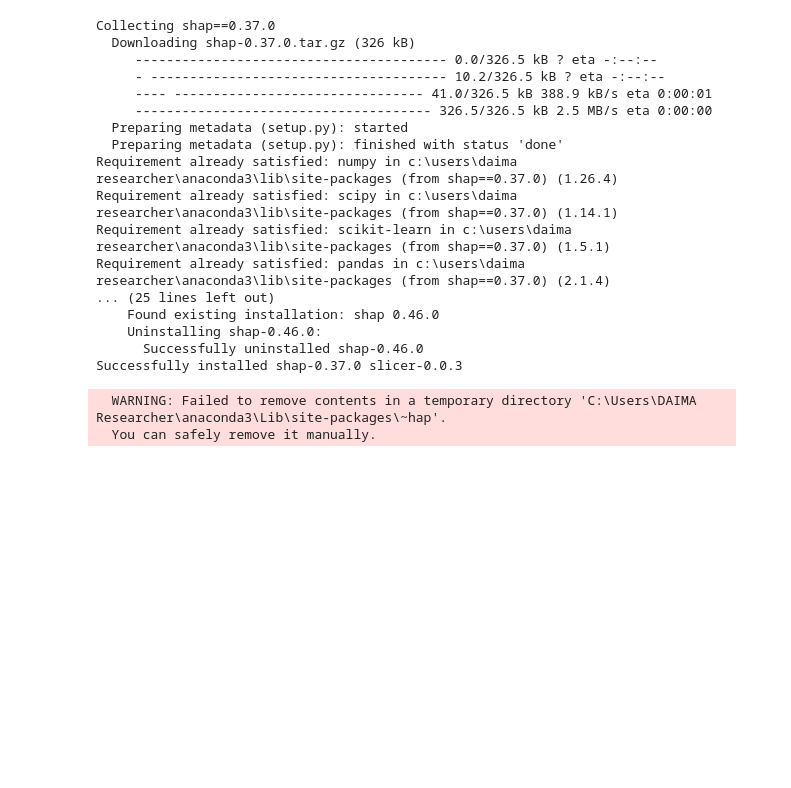
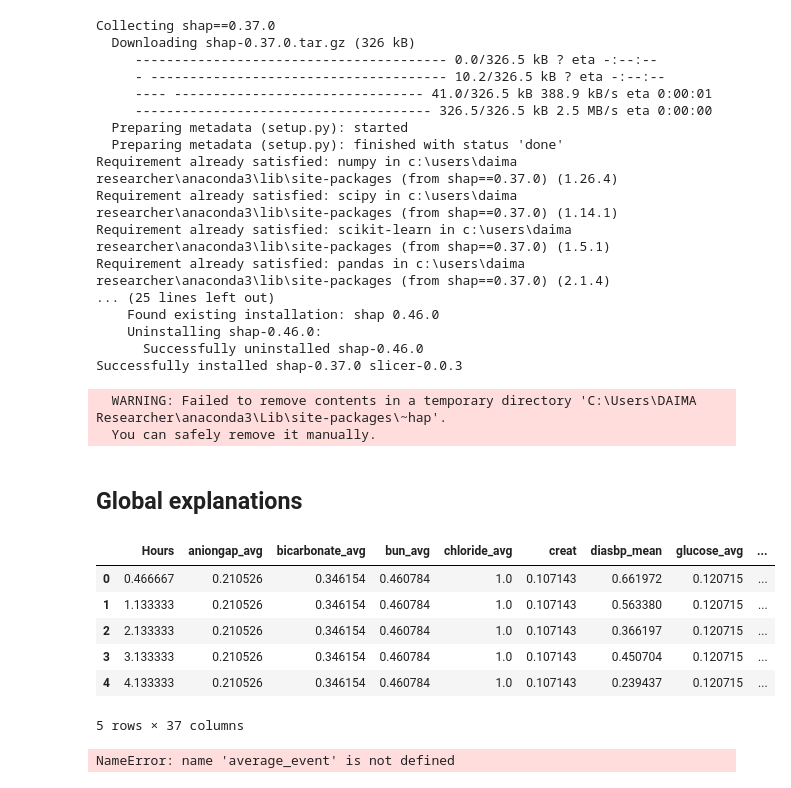
Before and after one commit to charicf/DoctorDisease2.0_AKI, a Jupyter notebook: ml_model/Explainability.ipynb, the cells around one changed output. Cells and saved outputs as stored; diff of their text form; code cells hidden in the pictures; blank space fills up the shorter version.

```diff
--- a/ml_model/Explainability.ipynb
+++ b/ml_model/Explainability.ipynb
@@ -395,3 +641,5 @@ Requirement already satisfied: pandas in c:\users\daima researcher\anaconda3\lib
 Successfully installed shap-0.37.0 slicer-0.0.3
   WARNING: Failed to remove contents in a temporary directory 'C:\Users\DAIMA Researcher\anaconda3\Lib\site-packages\~hap'.
   You can safely remove it manually.
+# %% [markdown]
+## Global explanations
@@ -397,0 +648,11 @@ Successfully installed shap-0.37.0 slicer-0.0.3
+# %%
+sequence_id_feat = 'instance'
+time_feat = 'Hours'
+# %% [output]
+|  | Hours | aniongap_avg | bicarbonate_avg | bun_avg | chloride_avg | creat | diasbp_mean | glucose_avg | ... |
+| 0 | 0.466667 | 0.210526 | 0.346154 | 0.460784 | 1.0 | 0.107143 | 0.661972 | 0.120715 | ... |
+| 1 | 1.133333 | 0.210526 | 0.346154 | 0.460784 | 1.0 | 0.107143 | 0.563380 | 0.120715 | ... |
+| 2 | 2.133333 | 0.210526 | 0.346154 | 0.460784 | 1.0 | 0.107143 | 0.366197 | 0.120715 | ... |
+| 3 | 3.133333 | 0.210526 | 0.346154 | 0.460784 | 1.0 | 0.107143 | 0.450704 | 0.120715 | ... |
+| 4 | 4.133333 | 0.210526 | 0.346154 | 0.460784 | 1.0 | 0.107143 | 0.239437 | 0.120715 | ... |
+5 rows × 37 columns
@@ -397,0 +667,10 @@ Successfully installed shap-0.37.0 slicer-0.0.3
+# %%
+pos_dataset = df_testdata[df_testdata['label'] == 1]
+schema = schema = list(pos_dataset.columns)
+pruning_dict = {'tol': [0.05, 0.075], 'path': 'outputs/prun_all.csv'}
+event_dict = {'path': 'outputs/event_all.csv', 'rs': 42, 'nsamples': 32000}
+feature_dict = {'path': 'outputs/feature_all.csv', 'rs': 42, 'nsamples': 32000, 'feature_names': model_features, 'plot_features': plot_features,}
+prun_stats, global_plot = global_report(f_hs, pos_dataset, pruning_dict, event_dict, feature_dict, average_event, model_features, schema, sequence_id_feat, time_feat)
+prun_stats
+# %% [output]
+NameError: name 'average_event' is not defined
```
Also changed, not shown: parts of 40 cells of this notebook.
